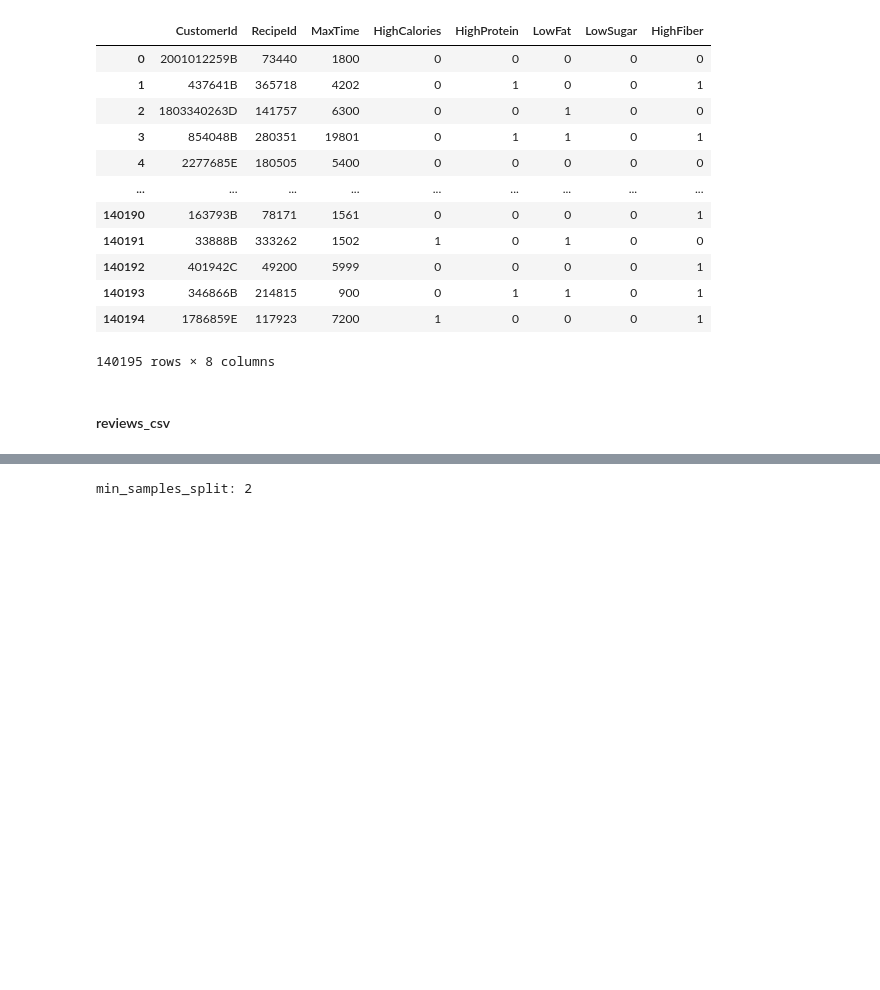
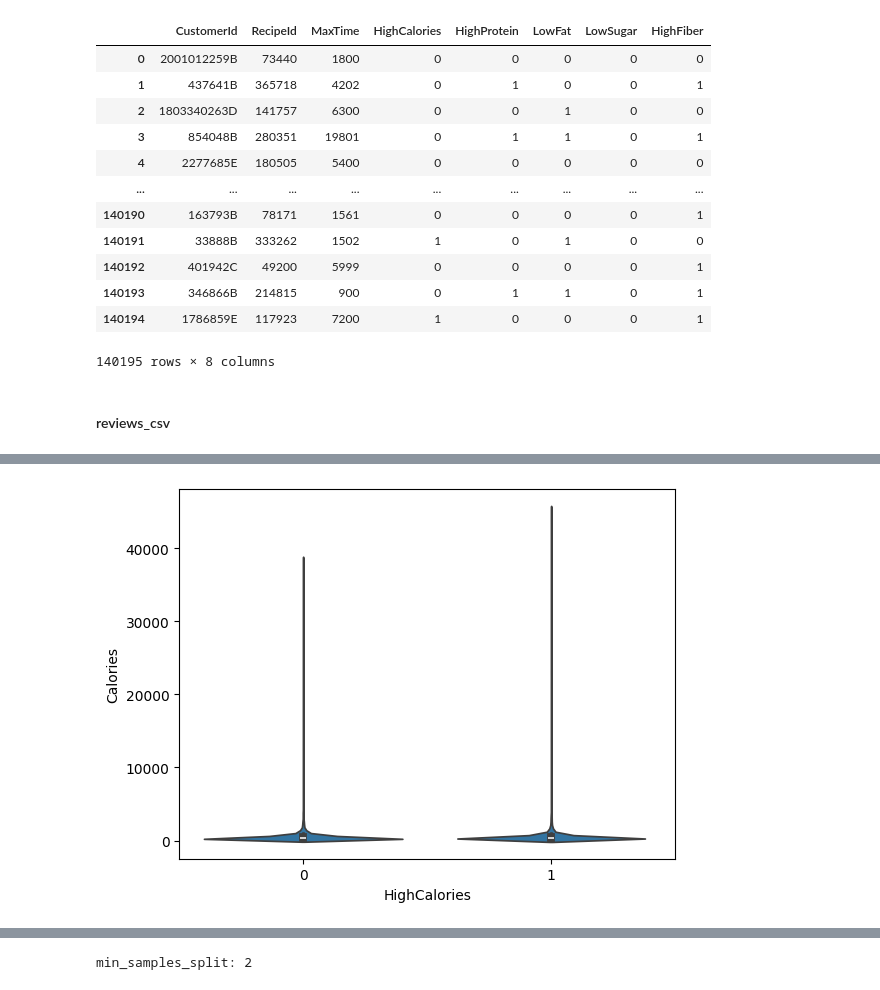
Before and after one commit to MittmannM/AnalyticsCupTUM, a Jupyter notebook: AC.ipynb, the cells around one changed output, grey strips where cells are left out. Drawn from its saved outputs; the diff is of its cells as text; code cells hidden in the pictures; blank space fills up the shorter version.

```diff
--- a/AC.ipynb
+++ b/AC.ipynb
@@ -201,3 +222,12 @@ df = pd.get_dummies(df, columns=['Diet', 'RecipeCategory'], drop_first=True)
+# %%
+import matplotlib.pyplot as plt
+import seaborn as sns
+
+# Assuming you have a DataFrame named 'df'
+sns.violinplot(x='HighCalories', y='Calories', data=df)
+plt.show()
+# %% [output]
+[figure, added]
 # %%
 from sklearn.model_selection import train_test_split
 from sklearn.tree import DecisionTreeClassifier
```
Also changed, not shown: parts of 14 cells of this notebook.
